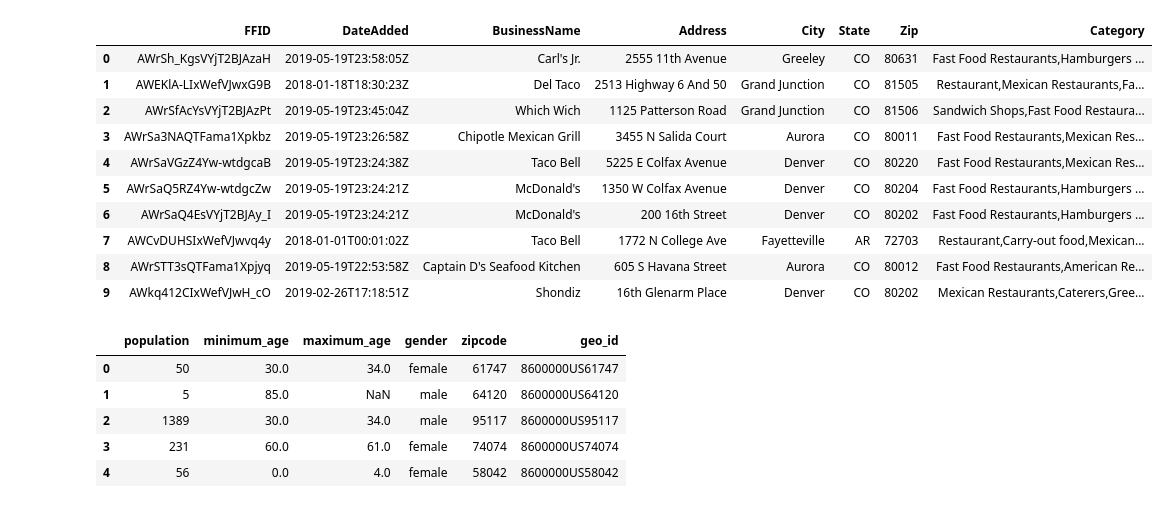
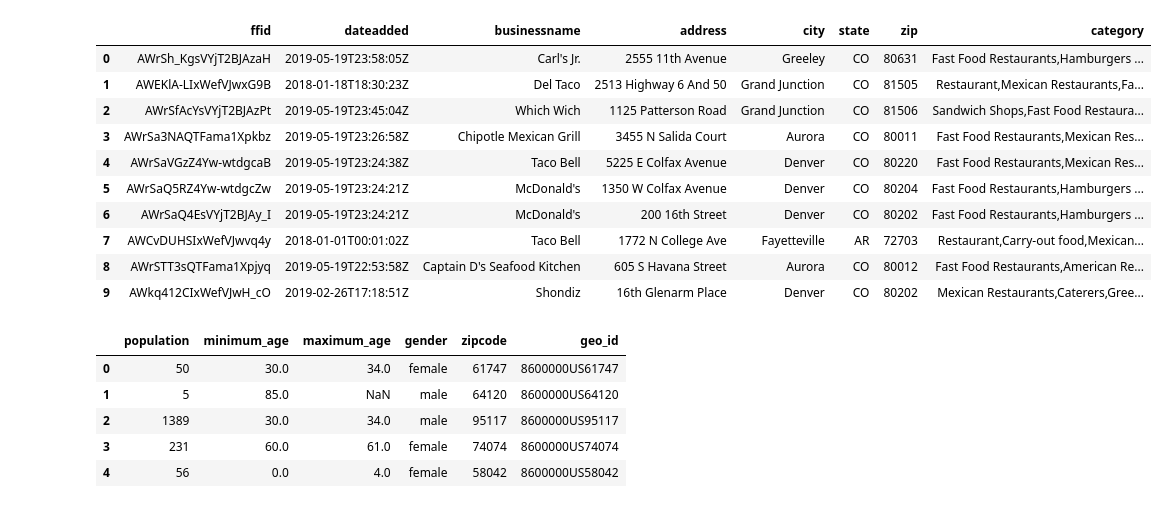
Before and after one commit to zarzarbinks0702/Fast-Food-ETL-Analysis, a Jupyter notebook: ETL_Project.ipynb, the cells around one changed output. Drawn from its saved outputs; the diff is of its cells as text; code cells hidden in the pictures.

```diff
--- a/ETL_Project.ipynb
+++ b/ETL_Project.ipynb
@@ -16,18 +16,17 @@ fastfood_df.head()
 # %%
 #select only needed columns from fastfood csv
 new_fastfood_df = fastfood_df[["id","dateAdded","name","address","city","province","postalCode","categories"]].copy()
 new_fastfood_df.rename(columns={
-    'id': 'FFID',
-    'dateAdded': 'DateAdded',
-    'name': 'BusinessName',
-    'address': 'Address',
-    'city': 'City',
-    'province': 'State',
-    'postalCode': 'Zip',
-    'categories': 'Category'}, inplace=True)
+    'id': 'ffid',
+    'dateAdded': 'dateadded',
+    'name': 'businessname',
+    'address': 'address',
+    'province': 'state',
+    'postalCode': 'zip',
+    'categories': 'category'}, inplace=True)
 new_fastfood_df.head(10)
 # %% [output]
-|  | FFID | DateAdded | BusinessName | Address | City | State | Zip | Category |
+|  | ffid | dateadded | businessname | address | city | state | zip | category |
 | 0 | AWrSh_KgsVYjT2BJAzaH | 2019-05-19T23:58:05Z | Carl's Jr. | 2555 11th Avenue | Greeley | CO | 80631 | Fast Food Restaurants,Hamburgers ... |
 | 1 | AWEKlA-LIxWefVJwxG9B | 2018-01-18T18:30:23Z | Del Taco | 2513 Highway 6 And 50 | Grand Junction | CO | 81505 | Restaurant,Mexican Restaurants,Fa... |
 | 2 | AWrSfAcYsVYjT2BJAzPt | 2019-05-19T23:45:04Z | Which Wich | 1125 Patterson Road | Grand Junction | CO | 81506 | Sandwich Shops,Fast Food Restaura... |
```
Also changed, not shown: parts of 1 cell of this notebook.
